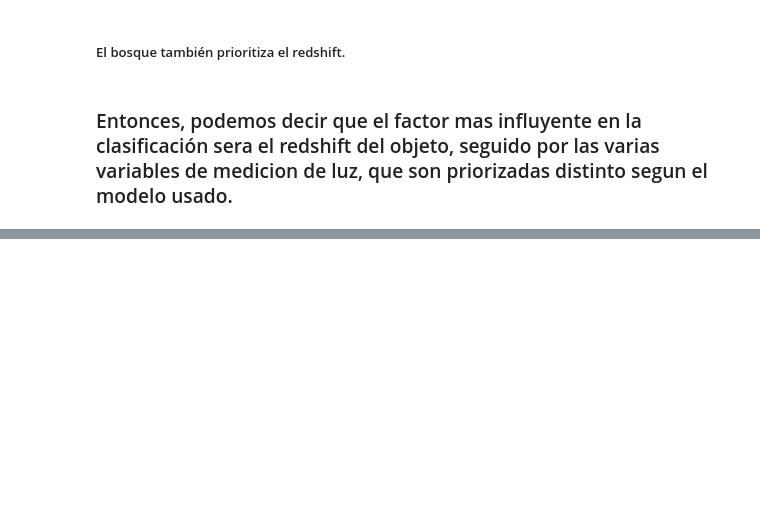
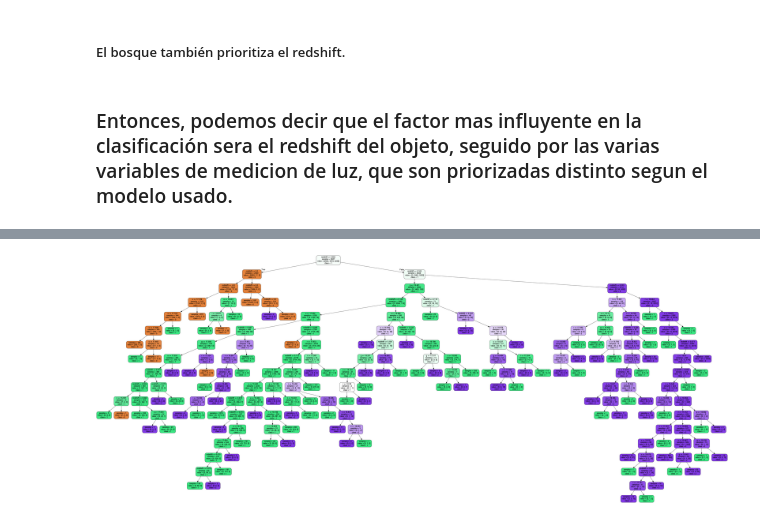
Before and after one commit to Yaldaba0th/INFO257-Inteligencia-Artificial, a Jupyter notebook: Trabajos/Trabajo1/Trabajo1_IgnacioCastro.ipynb, the cells around one changed output, grey strips where cells are left out. Drawn from its saved outputs; the diff is of its cells as text; code cells hidden in the pictures; blank space fills up the shorter version.

```diff
--- a/Trabajos/Trabajo1/Trabajo1_IgnacioCastro.ipynb
+++ b/Trabajos/Trabajo1/Trabajo1_IgnacioCastro.ipynb
@@ -556,0 +580,17 @@ Las caracteristicas mas importantes para que el random forest clasifique un obje
+# %%
+from sklearn.externals.six import StringIO
+import pydot
+from IPython.display import Image
+
+dot_data = StringIO()
+
+features=parname2
+classes=['0','1','2']
+tree.export_graphviz(tclf,out_file=dot_data,feature_names=features,class_names=classes, filled=True,
+                     rounded=True, impurity=False)
+
+graph = pydot.graph_from_dot_data(dot_data.getvalue())
+graph[0].write_png('modelo.png')
+Image(filename='modelo.png')
+# %% [output]
+[figure, added]
```
Also changed, not shown: parts of 23 cells of this notebook, 1 other file.
